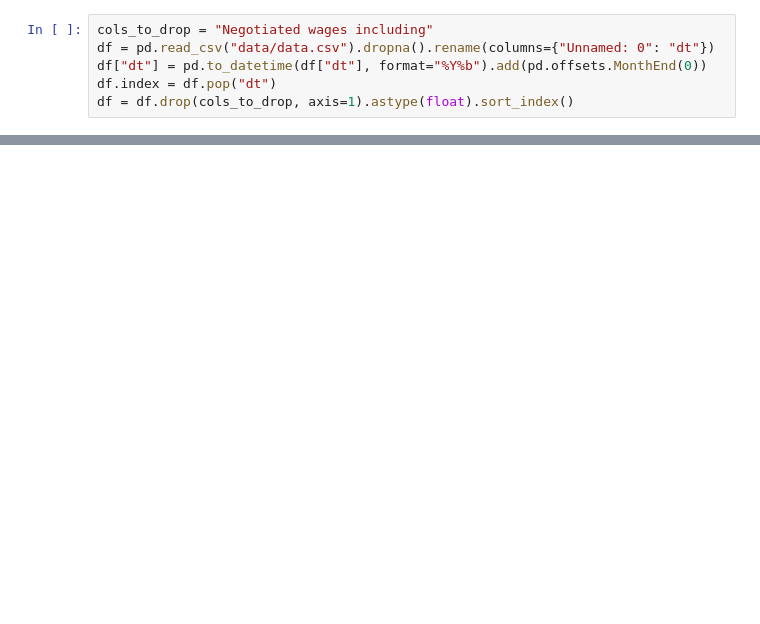
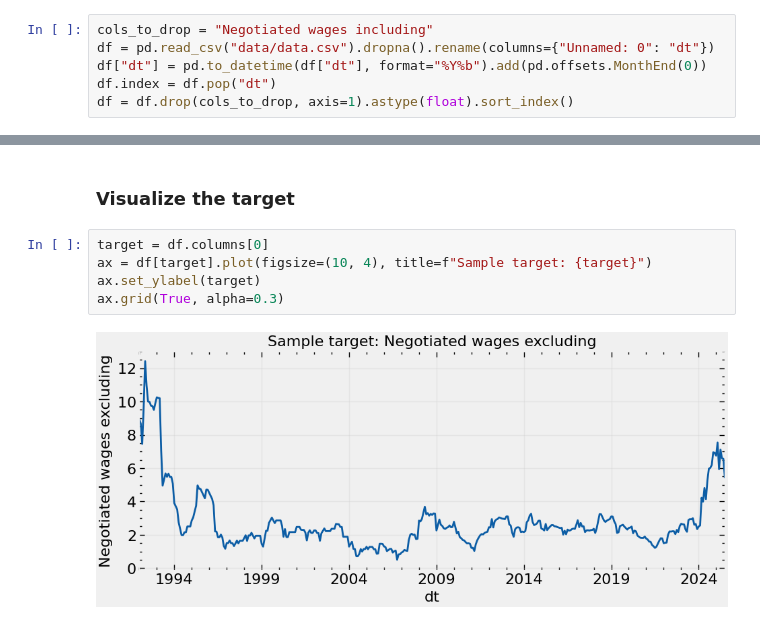
Before and after one commit to IliasAarab/tsfm, a Jupyter notebook: notebooks/repl.ipynb, the cells around one changed output, grey strips where cells are left out. Drawn from its saved outputs; the diff is of its cells as text; blank space fills up the shorter version.

```diff
--- a/notebooks/repl.ipynb
+++ b/notebooks/repl.ipynb
@@ -18,0 +50,9 @@ df = df.drop(cols_to_drop, axis=1).astype(float).sort_index()
+# %% [markdown]
+### Visualize the target
+# %%
+target = df.columns[0]
+ax = df[target].plot(figsize=(10, 4), title=f"Sample target: {target}")
+ax.set_ylabel(target)
+ax.grid(True, alpha=0.3)
+# %% [output]
+[figure, added]
```
Also changed, not shown: parts of 22 cells of this notebook, 4 other files.
